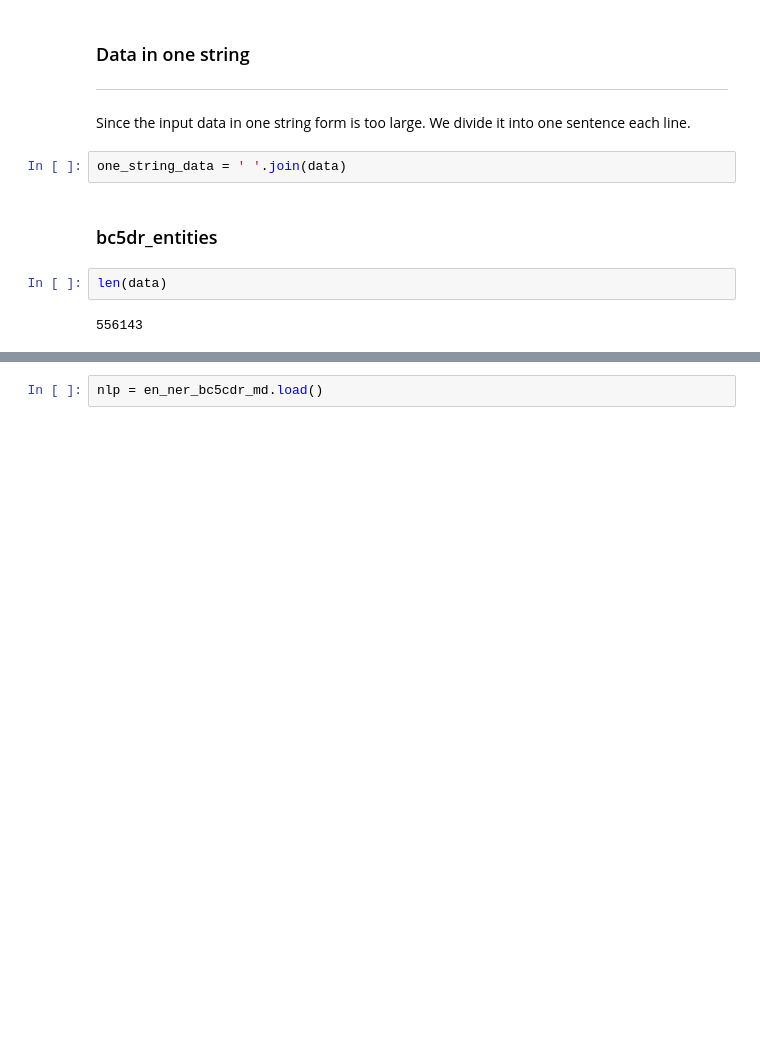
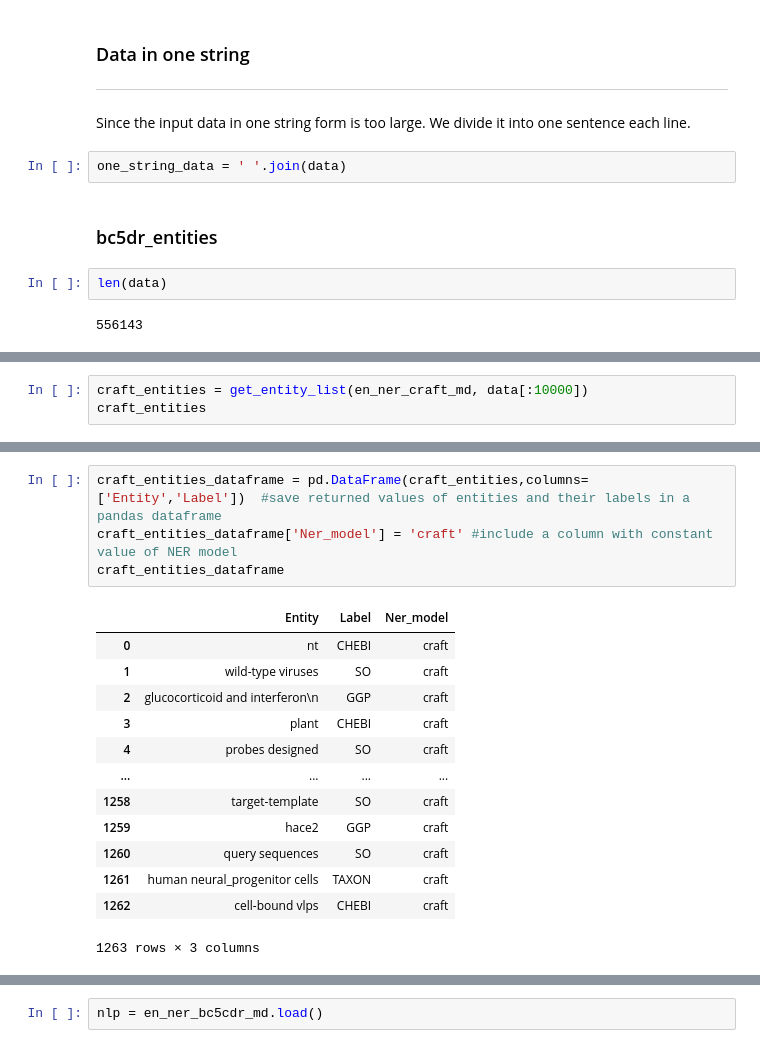
Before and after one commit to yeelimtse/cs-245-project, a Jupyter notebook: ner-models.ipynb, the cells around one changed output, grey strips where cells are left out. Cells and saved outputs as stored; diff of their text form; blank space fills up the shorter version.

```diff
--- a/ner-models.ipynb
+++ b/ner-models.ipynb
@@ -72,0 +104,3 @@ bc5dr_entities
+# %%
+craft_entities = get_entity_list(en_ner_craft_md, data[:10000])
+craft_entities
@@ -72,0 +125,18 @@ bc5dr_entities
+# %%
+craft_entities_dataframe = pd.DataFrame(craft_entities,columns=['Entity','Label'])  #save returned values of entities and their labels in a pandas dataframe
+craft_entities_dataframe['Ner_model'] = 'craft' #include a column with constant value of NER model
+craft_entities_dataframe
+# %% [output]
+|  | Entity | Label | Ner_model |
+| 0 | nt | CHEBI | craft |
+| 1 | wild-type viruses | SO | craft |
+| 2 | glucocorticoid and interferon\n | GGP | craft |
+| 3 | plant | CHEBI | craft |
+| 4 | probes designed | SO | craft |
+| ... | ... | ... | ... |
+| 1258 | target-template | SO | craft |
+| 1259 | hace2 | GGP | craft |
+| 1260 | query sequences | SO | craft |
+| 1261 | human neural_progenitor cells | TAXON | craft |
+| 1262 | cell-bound vlps | CHEBI | craft |
+1263 rows × 3 columns
```
Also changed, not shown: parts of 21 cells of this notebook, 3 other files.
